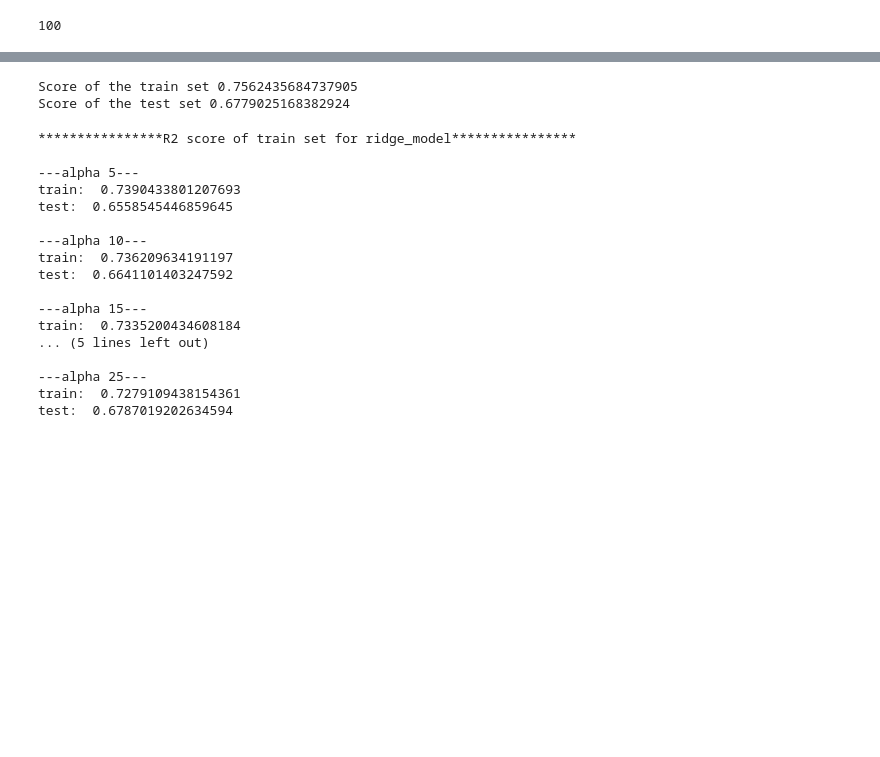
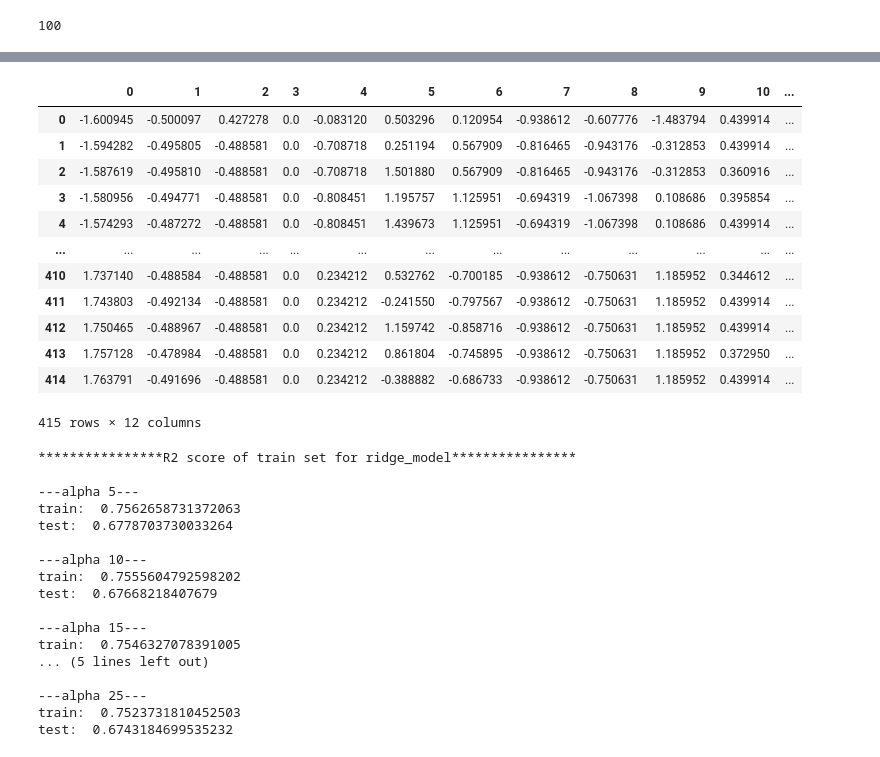
Before and after one commit to ferideunlu/GlobalAIHubMachineLearningCourse, a Jupyter notebook: Homeworks/HW2.ipynb, the cells around one changed output, grey strips where cells are left out. Drawn from its saved outputs; the diff is of its cells as text; code cells hidden in the pictures; blank space fills up the shorter version.

```diff
--- a/Homeworks/HW2.ipynb
+++ b/Homeworks/HW2.ipynb
@@ -208,5 +239,7 @@ x_new shape :  (415, 11)
 # %%
-#normalize data
-from sklearn.linear_model import LinearRegression
-from sklearn.model_selection import train_test_split
-modelb = LinearRegression(normalize=True)
+#Normalize data
+from sklearn import preprocessing
+from sklearn.preprocessing import StandardScaler, MinMaxScaler
+
+X_scaled = StandardScaler().fit_transform(X_new)
+X_scaled
@@ -213,13 +260,24 @@ modelb = LinearRegression(normalize=True)
+# %%
+X_s = pd.DataFrame(X_scaled)
+X_s
+# %% [output]
+|  | 0 | 1 | 2 | 3 | 4 | 5 | 6 | 7 | 8 | 9 | 10 | ... |
+| 0 | -1.600945 | -0.500097 | 0.427278 | 0.0 | -0.083120 | 0.503296 | 0.120954 | -0.938612 | -0.607776 | -1.483794 | 0.439914 | ... |
+| 1 | -1.594282 | -0.495805 | -0.488581 | 0.0 | -0.708718 | 0.251194 | 0.567909 | -0.816465 | -0.943176 | -0.312853 | 0.439914 | ... |
+| 2 | -1.587619 | -0.495810 | -0.488581 | 0.0 | -0.708718 | 1.501880 | 0.567909 | -0.816465 | -0.943176 | -0.312853 | 0.360916 | ... |
+| 3 | -1.580956 | -0.494771 | -0.488581 | 0.0 | -0.808451 | 1.195757 | 1.125951 | -0.694319 | -1.067398 | 0.108686 | 0.395854 | ... |
+| 4 | -1.574293 | -0.487272 | -0.488581 | 0.0 | -0.808451 | 1.439673 | 1.125951 | -0.694319 | -1.067398 | 0.108686 | 0.439914 | ... |
+| ... | ... | ... | ... | ... | ... | ... | ... | ... | ... | ... | ... | ... |
+| 410 | 1.737140 | -0.488584 | -0.488581 | 0.0 | 0.234212 | 0.532762 | -0.700185 | -0.938612 | -0.750631 | 1.185952 | 0.344612 | ... |
+| 411 | 1.743803 | -0.492134 | -0.488581 | 0.0 | 0.234212 | -0.241550 | -0.797567 | -0.938612 | -0.750631 | 1.185952 | 0.439914 | ... |
+| 412 | 1.750465 | -0.488967 | -0.488581 | 0.0 | 0.234212 | 1.159742 | -0.858716 | -0.938612 | -0.750631 | 1.185952 | 0.439914 | ... |
+| 413 | 1.757128 | -0.478984 | -0.488581 | 0.0 | 0.234212 | 0.861804 | -0.745895 | -0.938612 | -0.750631 | 1.185952 | 0.372950 | ... |
+| 414 | 1.763791 | -0.491696 | -0.488581 | 0.0 | 0.234212 | -0.388882 | -0.686733 | -0.938612 | -0.750631 | 1.185952 | 0.439914 | ... |
+415 rows × 12 columns
 # %%
 #split dataset into train and test set
-X_train, X_test, y_train, y_test = train_test_split(X_new,y_new, test_size=0.3, random_state=42) #0.3 for test
-modelb.fit(X_train,y_train)
-
-print("Score of the train set",modelb.score(X_train,y_train))
-print("Score of the test set",modelb.score(X_test,y_test))
+from sklearn.model_selection import train_test_split
+X_train, X_test, y_train, y_test = train_test_split(X_s,y_new, test_size=0.3, random_state=42) #0.3 for test
-# %% [output]
-Score of the train set 0.7562435684737905
-Score of the test set 0.6779025168382924
 # %%
 # import ridge and lasso models
 from sklearn.linear_model import LinearRegression, Ridge, Lasso
@@ -234,31 +292,26 @@ for i in range (5, 30):
         ridge_model = Ridge(alpha = i)
         ridge_model.fit(X_train, y_train)
         print("\n---alpha {0}---".format(i))
-        print("train: ",adj_r2(X_train,y_train,ridge_model))
-        print("test: ",adj_r2(X_test,y_test,ridge_model))
-
-
-
-#print(f'Ridge model coef: {ridge_model.coef_}')
-#As the data has 10 columns hence 10 coefficients appear here
+        print("train: ",ridge_model.score(X_train,y_train))
+        print("test: ",ridge_model.score(X_test,y_test))
 # %% [output]
 ****************R2 score of train set for ridge_model****************
 
 ---alpha 5---
-train:  0.7390433801207693
-test:  0.6558545446859645
+train:  0.7562658731372063
+test:  0.6778703730033264
 
 ---alpha 10---
-train:  0.736209634191197
-test:  0.6641101403247592
+train:  0.7555604792598202
+test:  0.67668218407679
 
 ---alpha 15---
-train:  0.7335200434608184
+train:  0.7546327078391005
 ... (5 lines left out)
 
 ---alpha 25---
-train:  0.7279109438154361
-test:  0.6787019202634594
+train:  0.7523731810452503
+test:  0.6743184699535232
 # %%
 # Define 5 different alpha values for lasso and fit them. Print their R^2 sore on both
 # train and test
```
Also changed, not shown: parts of 20 cells of this notebook.
